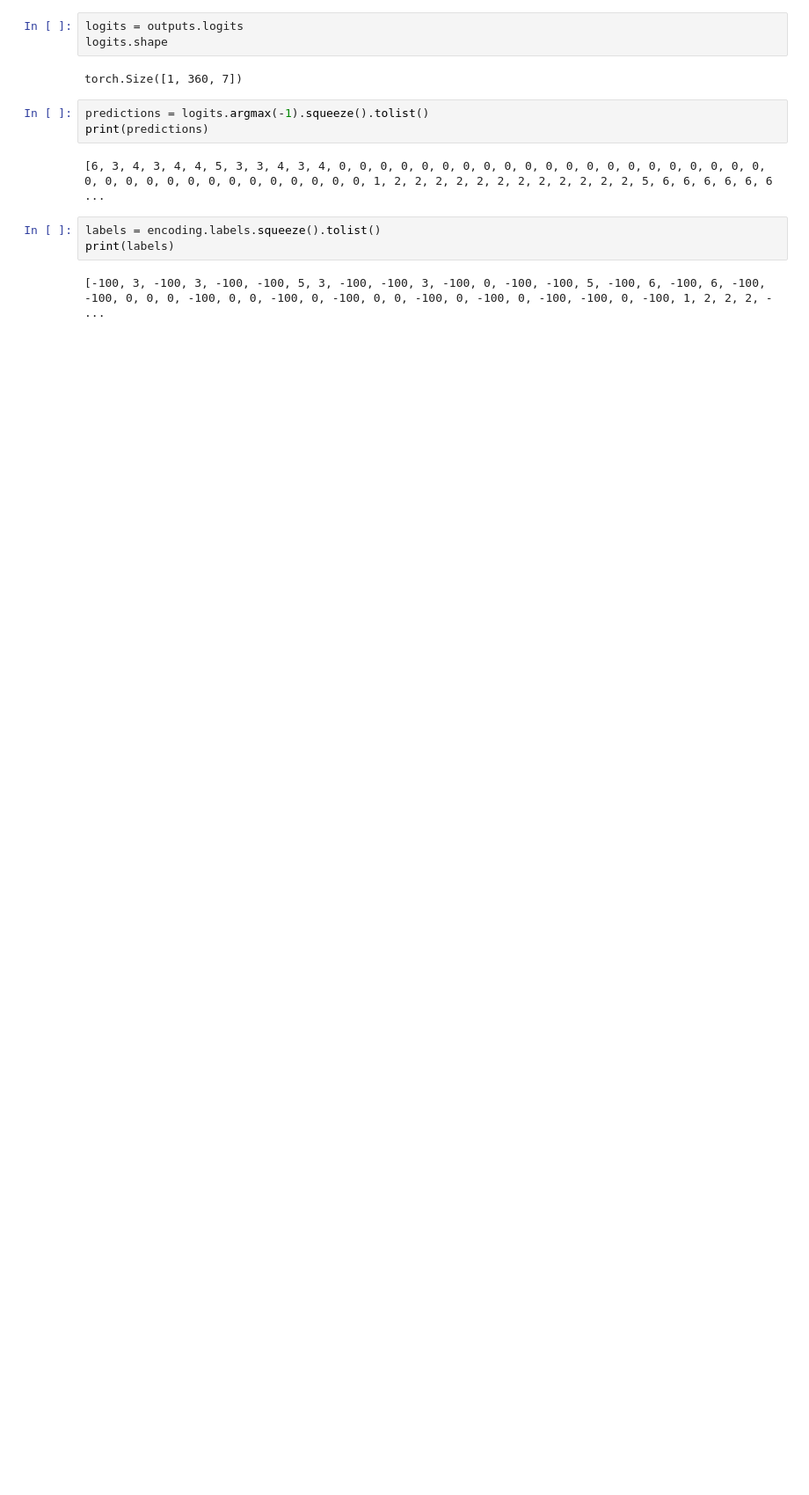
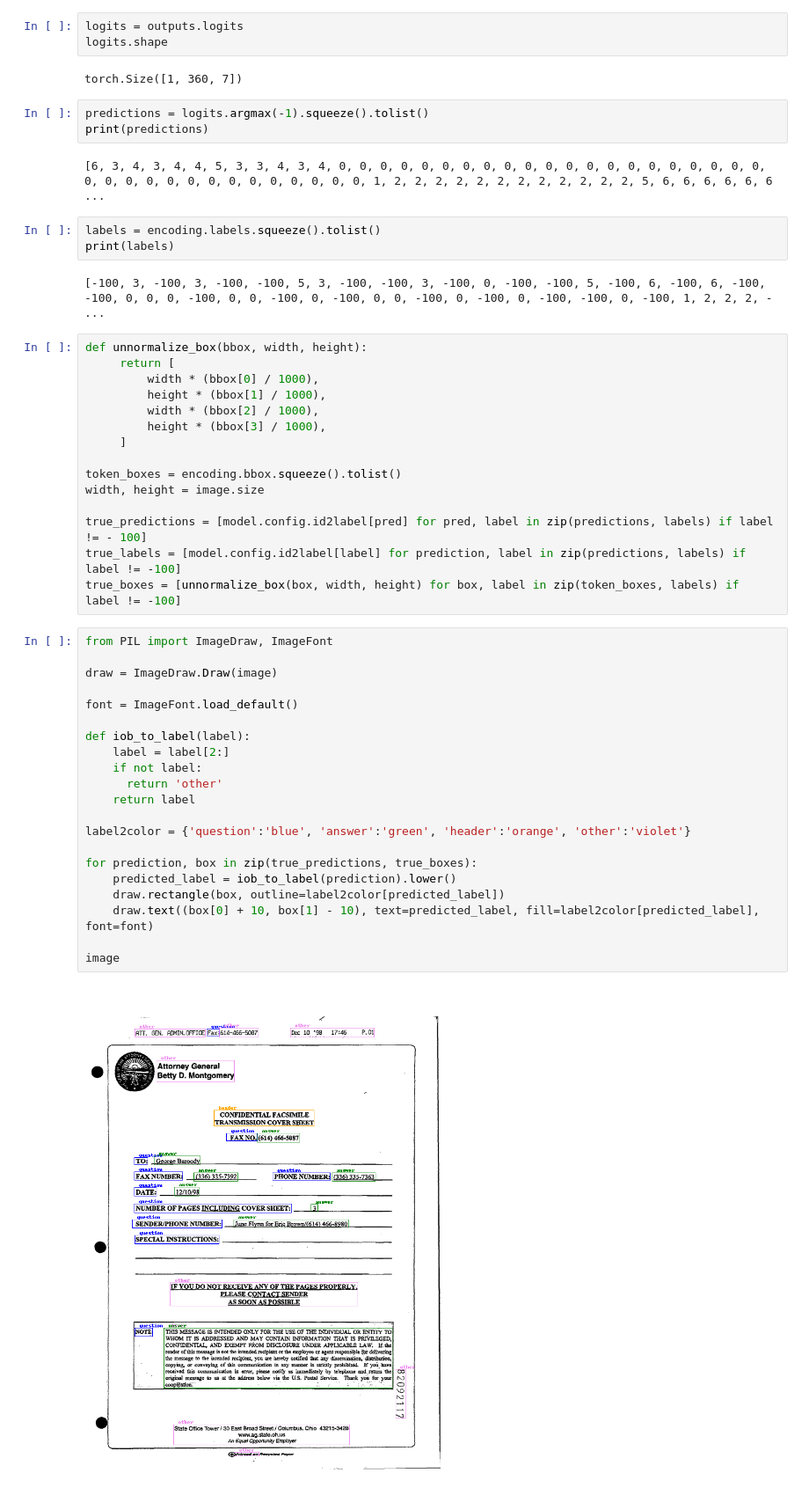
Before and after one commit to VishalPrem1994/AIGenPlayGround, a Jupyter notebook: TFAutoModelForTokenClassification.ipynb, the cells around one changed output. Shown at 88% size. Drawn from its saved outputs; the diff is of its cells as text; blank space fills up the shorter version.

```diff
--- a/TFAutoModelForTokenClassification.ipynb
+++ b/TFAutoModelForTokenClassification.ipynb
@@ -378,3 +398,41 @@ labels = encoding.labels.squeeze().tolist()
 print(labels)
 # %% [output]
 [-100, 3, -100, 3, -100, -100, 5, 3, -100, -100, 3, -100, 0, -100, -100, 5, -100, 6, -100, 6, -100, -100, 0, 0, 0, -100, 0, 0, -100, 0, -100, 0, 0, -100, 0, -100, 0, -100, -100, 0, -100, 1, 2, 2, 2, - ...
+# %%
+def unnormalize_box(bbox, width, height):
+     return [
+         width * (bbox[0] / 1000),
+         height * (bbox[1] / 1000),
+         width * (bbox[2] / 1000),
+         height * (bbox[3] / 1000),
+     ]
+
+token_boxes = encoding.bbox.squeeze().tolist()
+width, height = image.size
+
+true_predictions = [model.config.id2label[pred] for pred, label in zip(predictions, labels) if label != - 100]
+true_labels = [model.config.id2label[label] for prediction, label in zip(predictions, labels) if label != -100]
+true_boxes = [unnormalize_box(box, width, height) for box, label in zip(token_boxes, labels) if label != -100]
+# %%
+from PIL import ImageDraw, ImageFont
+
+draw = ImageDraw.Draw(image)
+
+font = ImageFont.load_default()
+
+def iob_to_label(label):
+    label = label[2:]
+    if not label:
+      return 'other'
+    return label
+
+label2color = {'question':'blue', 'answer':'green', 'header':'orange', 'other':'violet'}
+
+for prediction, box in zip(true_predictions, true_boxes):
+    predicted_label = iob_to_label(prediction).lower()
+    draw.rectangle(box, outline=label2color[predicted_label])
+    draw.text((box[0] + 10, box[1] - 10), text=predicted_label, fill=label2color[predicted_label], font=font)
+
+image
+# %% [output]
+[figure, added]
```
Also changed, not shown: parts of 1 cell of this notebook.
